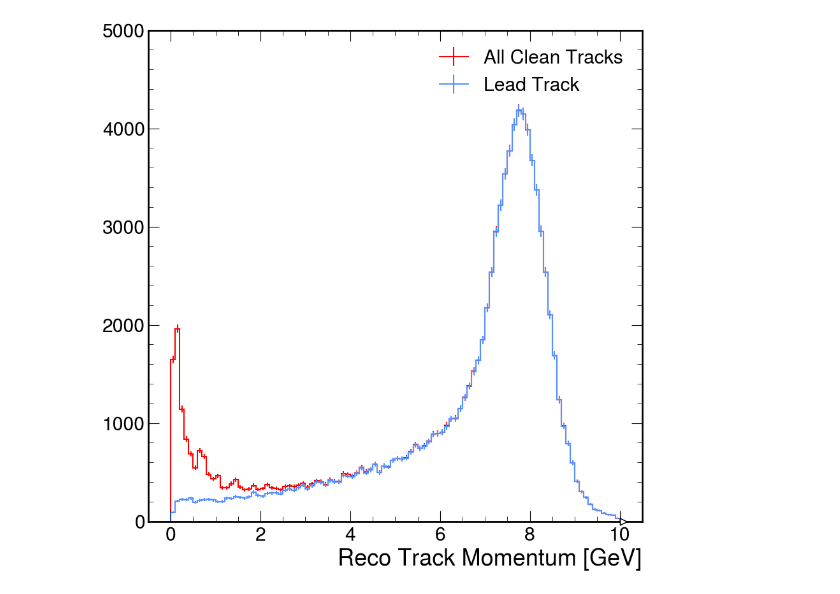
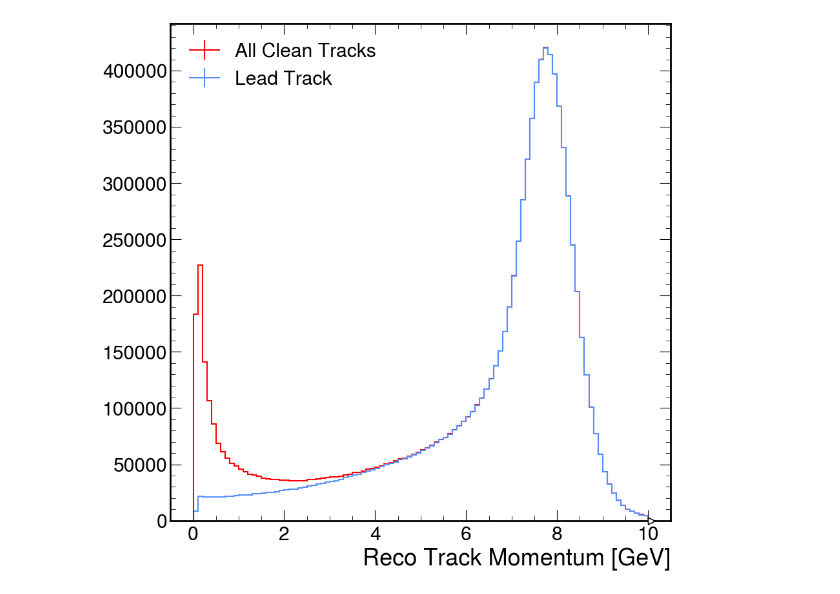
Before and after one commit to rodr1001/my_code, a Jupyter notebook: ldmx/EAT_Tracking/STREAMLINE-plot-eat-tracking-histograms.ipynb, the cells around one changed output. Saved outputs shown, nothing was run; the diff lists cells and outputs as text; code cells hidden in the pictures.

```diff
--- a/ldmx/EAT_Tracking/STREAMLINE-plot-eat-tracking-histograms.ipynb
+++ b/ldmx/EAT_Tracking/STREAMLINE-plot-eat-tracking-histograms.ipynb
@@ -25,7 +25,7 @@ class HistFile:
             return self._file[item]
         return self._ana_dir[f'{self._ana}_{item}']
 # %%
-f = HistFile('hist_track_ana_1.root', 'TrackAnalyzer')
+f = HistFile('hist_track_ana_100.root', 'TrackAnalyzer')
 # %%
 f.keys()
 # %% [output]
@@ -107,13 +64,13 @@ plt.savefig("sim_momentum.jpg")
 # %%
 hh = f['reco_momentum'].to_hist()
 #for i in range(0,len(hh.axes[0].widths)):
    # hh[i]=hh[i]*0.05
 h = hh.plot(color ="red",label = "All Clean Tracks")
 g = f['reco_leadtrk_momentum'].to_hist().plot(label = "Lead Track")
 plt.legend(loc='best')
 plt.xlabel('Reco Track Momentum [GeV]')
-plt.ylim(0,5000)
+#plt.ylim(0,5000)
 #plt.yscale("log")
-plt.savefig("clean_vs_leadtrk_reco_1D.jpg")
+plt.savefig("10M_clean_vs_leadtrk_reco_1D.jpg")
 # %% [output]
-[figure, old version]
+[figure, new version]
```
Also changed, not shown: parts of 28 cells of this notebook, 2 other files.
